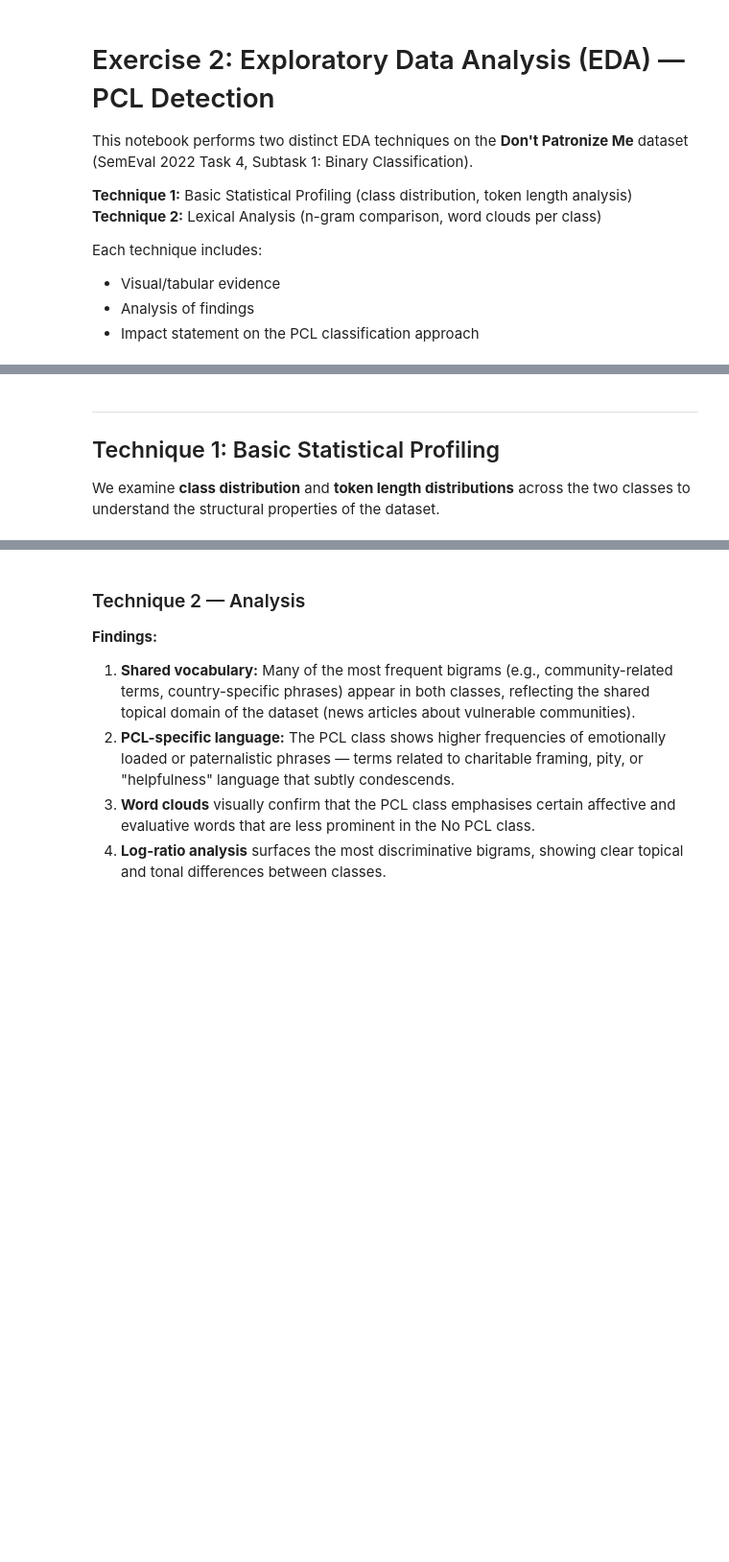
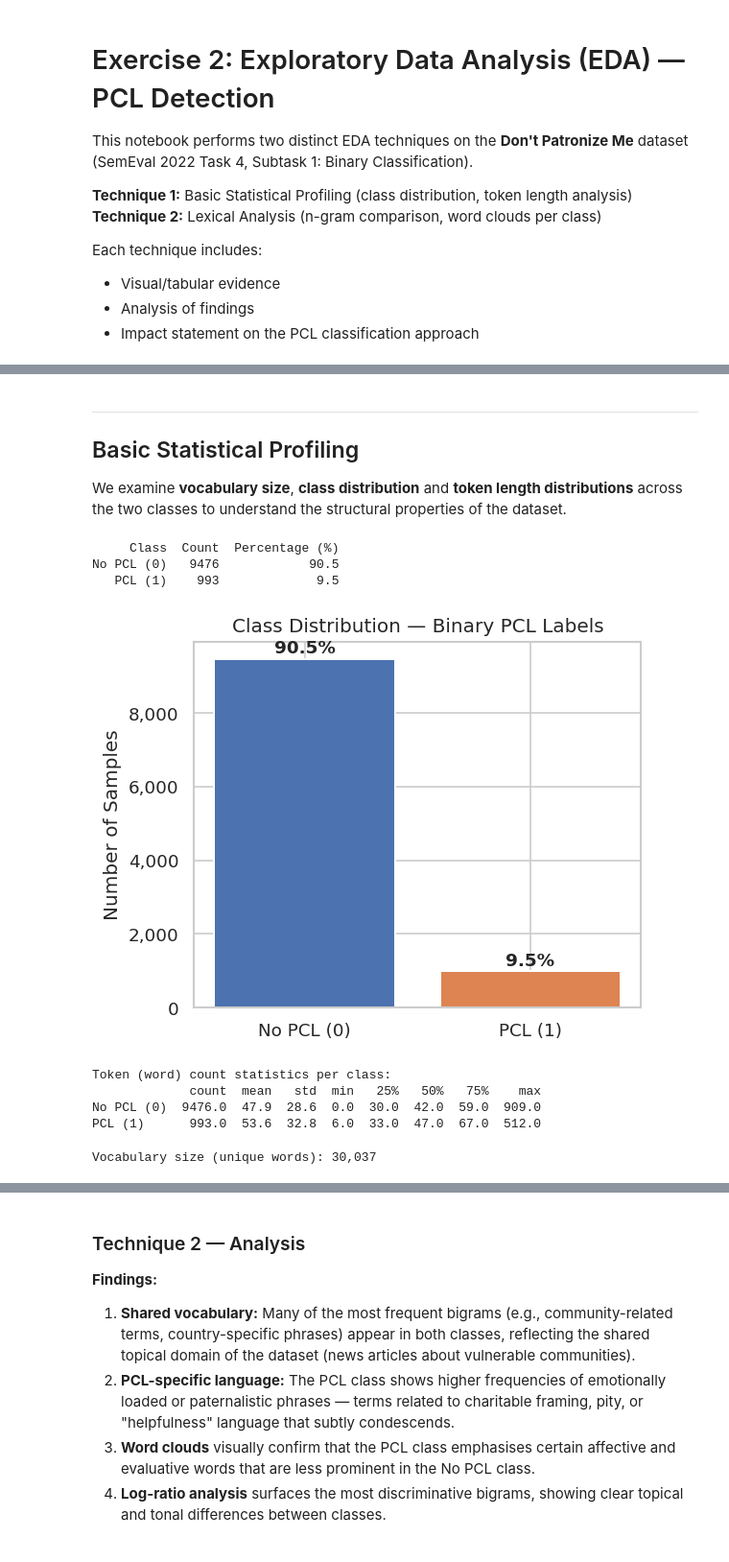
Before and after one commit to wowthecoder/imperial-nlp-cw, a Jupyter notebook: eda_pcl.ipynb, the cells around one changed output, grey strips where cells are left out. Shown at 96% size. Drawn from its saved outputs; the diff is of its cells as text; code cells hidden in the pictures; blank space fills up the shorter version.

```diff
--- a/eda_pcl.ipynb
+++ b/eda_pcl.ipynb
@@ -67,0 +43,13 @@ df.head()
+# %%
+# ============================================================
+# Cell 2: Load Dataset
+# ============================================================
+# Adjust these paths to match your local setup.
+# The main dataset file is a TSV with columns:
+#   par_id, art_id, keyword, country_code, text, label
+from dont_patronize_me import DontPatronizeMe
+
+dpm = DontPatronizeMe(train_path='.', test_path='test/task4_test.tsv')
+dpm.load_task1()
+df = dpm.train_task1_df
+df
@@ -77,37 +98,42 @@ print(f"\nOriginal label distribution:\n{df['label'].value_counts().sort_index()
 # %% [markdown]
 ---
-## Technique 1: Basic Statistical Profiling
+## Basic Statistical Profiling
 
-We examine **class distribution** and **token length distributions** across the two classes to understand the structural properties of the dataset.
+We examine **vocabulary size**, **class distribution** and **token length distributions** across the two classes to understand the structural properties of the dataset.
 # %%
 # ============================================================
 # Cell 4: Class Distribution
 # ============================================================
-label_counts = df['binary_label'].value_counts().sort_index()
-label_pcts = df['binary_label'].value_counts(normalize=True).sort_index() * 100
+label_counts = df['label'].value_counts().sort_index()
+label_pcts = df['label'].value_counts(normalize=True).sort_index() * 100
 
 class_summary = pd.DataFrame({
     'Class': ['No PCL (0)', 'PCL (1)'],
     'Count': label_counts.values,
     'Percentage (%)': label_pcts.values.round(1)
 })
 print(class_summary.to_string(index=False))
 
 fig, ax = plt.subplots(figsize=(5, 4))
 colors = ['#4C72B0', '#DD8452']
 bars = ax.bar(['No PCL (0)', 'PCL (1)'], label_counts.values, color=colors,
               edgecolor='white', linewidth=1.2)
 
 for bar, pct in zip(bars, label_pcts.values):
     ax.text(bar.get_x() + bar.get_width() / 2, bar.get_height() + 50,
             f'{pct:.1f}%', ha='center', va='bottom', fontweight='bold')
 
 ax.set_ylabel('Number of Samples')
 ax.set_title('Class Distribution — Binary PCL Labels')
 ax.yaxis.set_major_formatter(mticker.StrMethodFormatter('{x:,.0f}'))
 plt.tight_layout()
 plt.savefig('fig_class_distribution.png', bbox_inches='tight')
 plt.show()
+# %% [output]
+     Class  Count  Percentage (%)
+No PCL (0)   9476            90.5
+   PCL (1)    993             9.5
+[figure, added]
 # %%
 # ============================================================
 # Cell 5: Token Length Analysis
@@ -116,9 +142,23 @@ df['word_count'] = df['text'].astype(str).apply(lambda x: len(x.split()))
 df['char_count'] = df['text'].astype(str).apply(len)
 
 # Summary statistics per class
-length_stats = df.groupby('binary_label')['word_count'].describe().round(1)
+length_stats = df.groupby('label')['word_count'].describe().round(1)
 length_stats.index = ['No PCL (0)', 'PCL (1)']
 print("Token (word) count statistics per class:")
 print(length_stats[['count', 'mean', 'std', 'min', '25%', '50%', '75%', 'max']])
+# %% [output]
+Token (word) count statistics per class:
+             count  mean   std  min   25%   50%   75%    max
+No PCL (0)  9476.0  47.9  28.6  0.0  30.0  42.0  59.0  909.0
+PCL (1)      993.0  53.6  32.8  6.0  33.0  47.0  67.0  512.0
+# %%
+# ============================================================
+# Cell 6: Vocabulary Size (Unique Words)
+# ============================================================
+all_words = df['text'].astype(str).str.lower().str.findall(r"\b\w+\b")
+vocab = set(word for words in all_words for word in words)
+print(f"Vocabulary size (unique words): {len(vocab):,}")
+# %% [output]
+Vocabulary size (unique words): 30,037
 # %%
 # ============================================================
```
Also changed, not shown: parts of 8 cells of this notebook, 10 other files.
